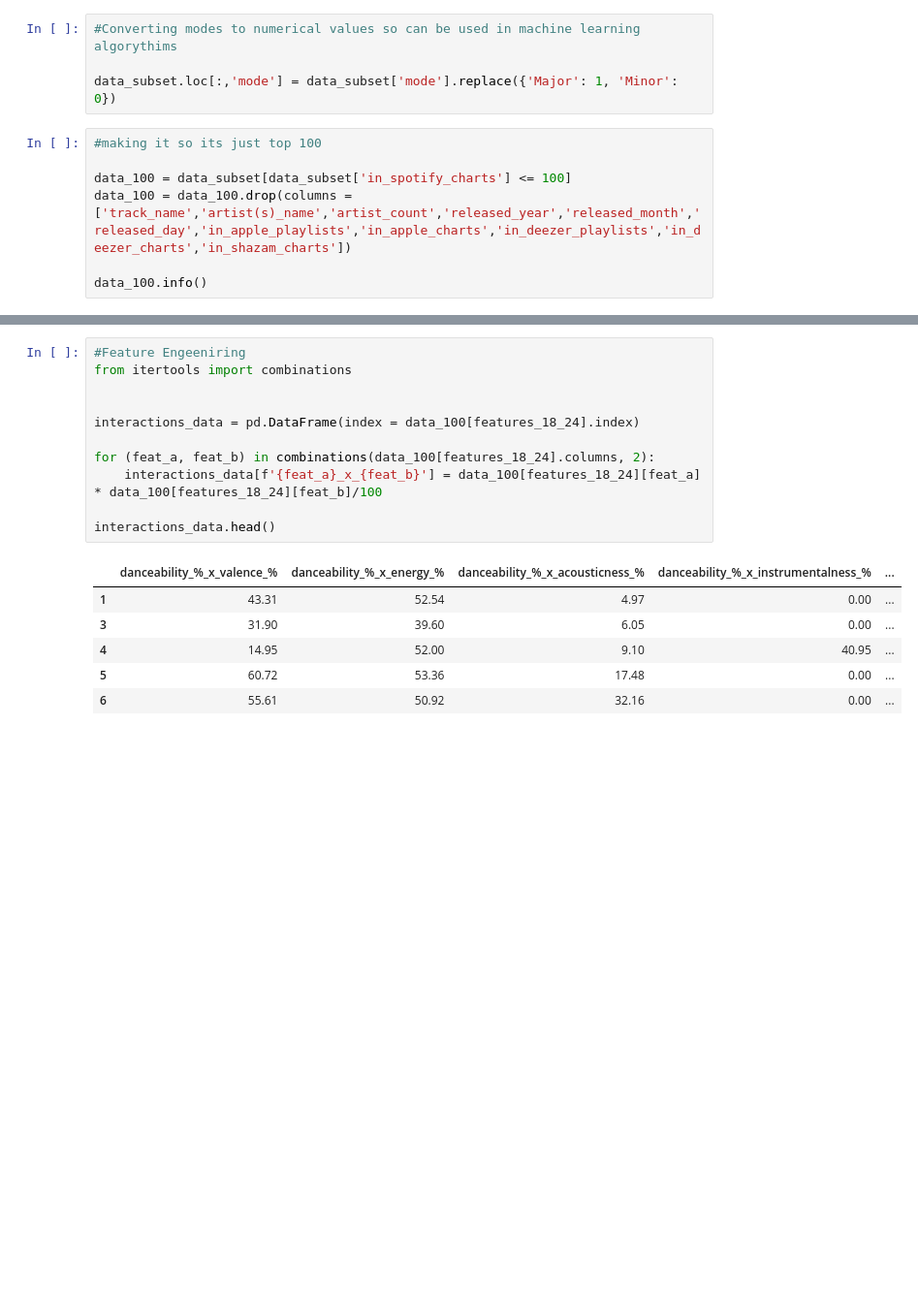
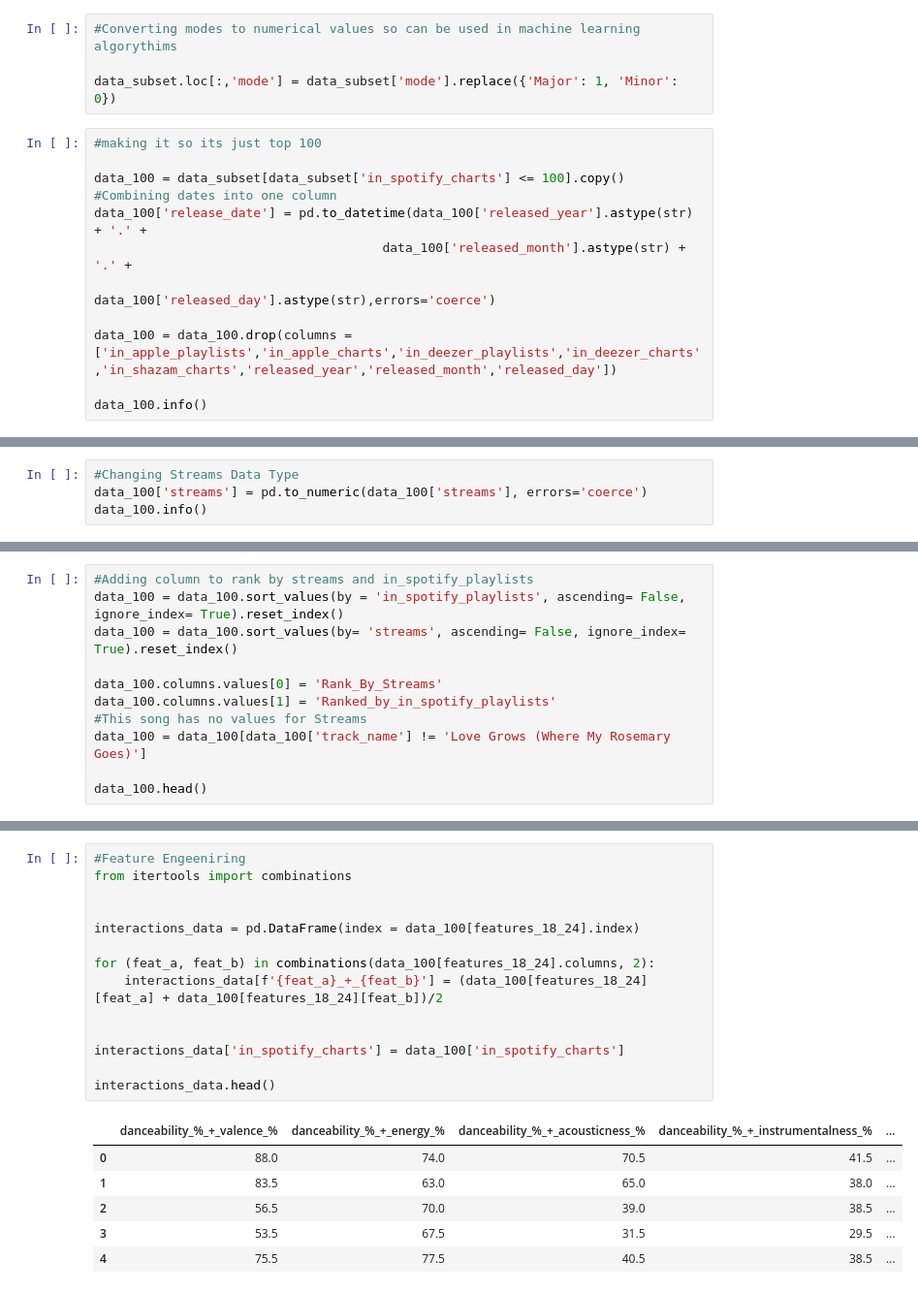
Before and after one commit to Starmam1717/Spotify, a Jupyter notebook: Spotify_notebook.ipynb, the cells around one changed output, grey strips where cells are left out. Shown at 97% size. Drawn from its saved outputs; the diff is of its cells as text; blank space fills up the shorter version.

```diff
--- a/Spotify_notebook.ipynb
+++ b/Spotify_notebook.ipynb
@@ -114,8 +116,13 @@ data_subset.loc[:,'mode'] = data_subset['mode'].replace({'Major': 1, 'Minor': 0}
 # %%
 #making it so its just top 100
 
-data_100 = data_subset[data_subset['in_spotify_charts'] <= 100]
-data_100 = data_100.drop(columns = ['track_name','artist(s)_name','artist_count','released_year','released_month','released_day','in_apple_playlists','in_apple_charts','in_deezer_playlists','in_deezer_charts','in_shazam_charts'])
+data_100 = data_subset[data_subset['in_spotify_charts'] <= 100].copy()
+#Combining dates into one column
+data_100['release_date'] = pd.to_datetime(data_100['released_year'].astype(str) + '.' +
+                                      data_100['released_month'].astype(str) + '.' +
+                                      data_100['released_day'].astype(str),errors='coerce')
+
+data_100 = data_100.drop(columns = ['in_apple_playlists','in_apple_charts','in_deezer_playlists','in_deezer_charts','in_shazam_charts','released_year','released_month','released_day'])
 
 data_100.info()
 # %% [output]
@@ -141,0 +146,4 @@ memory usage: 89.0+ KB
+# %%
+#Changing Streams Data Type
+data_100['streams'] = pd.to_numeric(data_100['streams'], errors='coerce')
+data_100.info()
@@ -141,0 +168,11 @@ memory usage: 89.0+ KB
+# %%
+#Adding column to rank by streams and in_spotify_playlists
+data_100 = data_100.sort_values(by = 'in_spotify_playlists', ascending= False, ignore_index= True).reset_index()
+data_100 = data_100.sort_values(by= 'streams', ascending= False, ignore_index= True).reset_index()
+
+data_100.columns.values[0] = 'Rank_By_Streams'
+data_100.columns.values[1] = 'Ranked_by_in_spotify_playlists'
+#This song has no values for Streams
+data_100 = data_100[data_100['track_name'] != 'Love Grows (Where My Rosemary Goes)']
+
+data_100.head()
@@ -531,18 +610,21 @@ Mean of Feature for speechiness_%=  10.546683046683047
 # %%
 #Feature Engeeniring
 from itertools import combinations
 
 
 interactions_data = pd.DataFrame(index = data_100[features_18_24].index)
 
 for (feat_a, feat_b) in combinations(data_100[features_18_24].columns, 2):
-    interactions_data[f'{feat_a}_x_{feat_b}'] = data_100[features_18_24][feat_a] * data_100[features_18_24][feat_b]/100
+    interactions_data[f'{feat_a}_+_{feat_b}'] = (data_100[features_18_24][feat_a] + data_100[features_18_24][feat_b])/2
+
+
+interactions_data['in_spotify_charts'] = data_100['in_spotify_charts']
 
 interactions_data.head()
 # %% [output]
-|  | danceability_%_x_valence_% | danceability_%_x_energy_% | danceability_%_x_acousticness_% | danceability_%_x_instrumentalness_% | ... |
-| 1 | 43.31 | 52.54 | 4.97 | 0.00 | ... |
-| 3 | 31.90 | 39.60 | 6.05 | 0.00 | ... |
-| 4 | 14.95 | 52.00 | 9.10 | 40.95 | ... |
-| 5 | 60.72 | 53.36 | 17.48 | 0.00 | ... |
-| 6 | 55.61 | 50.92 | 32.16 | 0.00 | ... |
+|  | danceability_%_+_valence_% | danceability_%_+_energy_% | danceability_%_+_acousticness_% | danceability_%_+_instrumentalness_% | ... |
+| 0 | 88.0 | 74.0 | 70.5 | 41.5 | ... |
+| 1 | 83.5 | 63.0 | 65.0 | 38.0 | ... |
+| 2 | 56.5 | 70.0 | 39.0 | 38.5 | ... |
+| 3 | 53.5 | 67.5 | 31.5 | 29.5 | ... |
+| 4 | 75.5 | 77.5 | 40.5 | 38.5 | ... |
```
Also changed, not shown: parts of 36 cells of this notebook.
